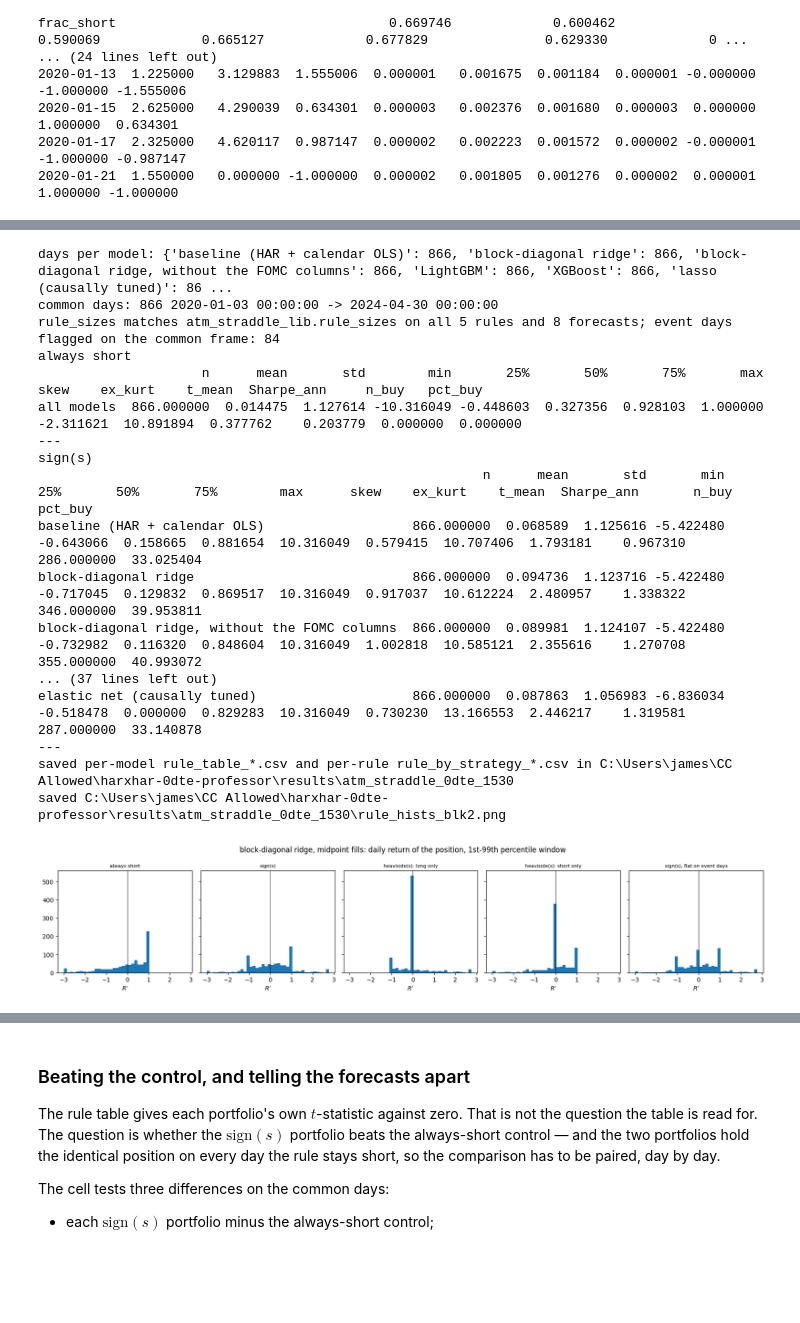
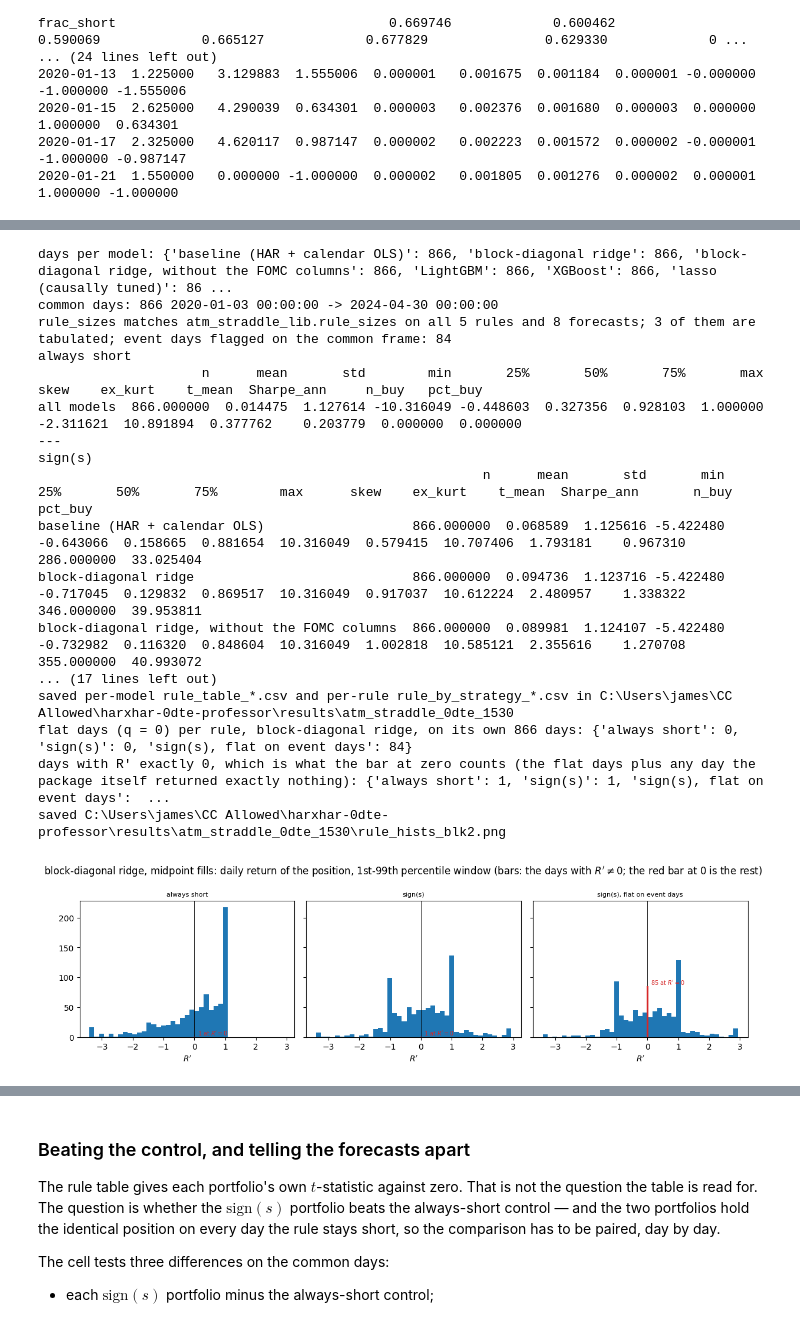
Before and after one commit to jamesdchen/harxhar-clean, a Jupyter notebook: notebooks/atm_straddle_rv_iv.ipynb, the cells around one changed output, grey strips where cells are left out. Drawn from its saved outputs; the diff is of its cells as text; code cells hidden in the pictures; blank space fills up the shorter version.

```diff
--- a/notebooks/atm_straddle_rv_iv.ipynb
+++ b/notebooks/atm_straddle_rv_iv.ipynb
@@ -1217,7 +1207,8 @@ def rule_sizes(px: pd.DataFrame) -> dict[str, pd.Series]:
         "always short": pd.Series(-1.0, index=px.index),
         "sign(s)": px["pos"],
         # the one-sided legs of sign(s): they partition the days, so
-        # long only + short only = sign(s) day by day (asserted below)
+        # long only + short only = sign(s) day by day; parked from the tables
+        # below, kept here because the library carries them
         "heaviside(s): long only": pd.Series(np.where(long_day, 1.0, 0.0), index=px.index),
         "heaviside(s): short only": pd.Series(np.where(long_day, 0.0, -1.0), index=px.index),
         "sign(s), flat on event days": pd.Series(
@@ -1255,8 +1246,6 @@ def rule_row(r: pd.Series, size: pd.Series) -> pd.Series:
 order = [
     "always short",
     "sign(s)",
-    "heaviside(s): long only",
-    "heaviside(s): short only",
     "sign(s), flat on event days",
 ]
 assert order == list(asl.RULE_ORDER), "the deck's rule order and the library's disagree"
@@ -1277,12 +1266,14 @@ print("common days:", len(common),
 for _tag in MODEL_ORDER:
     _lib = asl.rule_sizes(books[_tag], REPO)
     _mine = rule_sizes(books[_tag])
-    for _name in order:
+    assert set(_mine) == set(_lib), set(_mine) ^ set(_lib)
+    for _name in _lib:
         _d = float((_mine[_name] - _lib[_name]).abs().max())
         assert _d == 0.0, (_tag, _name, _d)
 _ev = asl.event_day_mask(common, REPO)
-print(f"rule_sizes matches atm_straddle_lib.rule_sizes on all {len(order)} rules and "
-      f"{len(MODEL_ORDER)} forecasts; event days flagged on the common frame: {int(_ev.sum())}")
+print(f"rule_sizes matches atm_straddle_lib.rule_sizes on all {len(_lib)} rules and "
+      f"{len(MODEL_ORDER)} forecasts; {len(order)} of them are tabulated; "
+      f"event days flagged on the common frame: {int(_ev.sum())}")
 
 rule_tabs = {}
 for tag in MODEL_ORDER:
@@ -1311,45 +1302,61 @@ for name in order:
     print("---")
     # slug: runs of non-alphanumerics collapse to one underscore
     # ("always short" -> always_short, "sign(s)" -> sign_s,
-    #  "heaviside(s): long only" -> heaviside_s_long_only)
+    #  "sign(s), flat on event days" -> sign_s_flat_on_event_days)
     safe = "_".join("".join(ch if ch.isalnum() else " " for ch in name).split())
     tab.to_csv(OUT / f"rule_by_strategy_{safe}.csv")
 print("saved per-model rule_table_*.csv and per-rule rule_by_strategy_*.csv in", OUT)
 
-fig, axes = plt.subplots(1, len(order), figsize=(17, 3.6), sharex=True, sharey=True)
+fig, axes = plt.subplots(1, len(order), figsize=(12, 3.6), sharex=True, sharey=True)
 px = books["blk2"]
 sizes = rule_sizes(px)
 pooled = pd.concat([sizes[name] * px["R"] for name in order], axis=0).dropna()
 lo, hi = float(pooled.quantile(0.01)), float(pooled.quantile(0.99))
-bins = np.linspace(lo, hi, 41)
+# 40 bins of the 1st-99th percentile width, but laid on multiples of the width
+# so that an edge falls exactly on 0.0: a zero return is then never pooled with
+# an ordinary day of small |R'|. The zero returns are drawn separately.
+w = (hi - lo) / 40.0
+bins = np.arange(np.floor(lo / w), np.ceil(hi / w) + 1) * w
+n_flat = {name: int(((sizes[name] == 0.0) & px["R"].notna()).sum()) for name in order}
+n_zero = {name: int(((sizes[name] * px["R"]).dropna() == 0.0).sum()) for name in order}
+print("flat days (q = 0) per rule, block-diagonal ridge, on its own",
+      int(px["R"].notna().sum()), "days:", n_flat)
+print("days with R' exactly 0, which is what the bar at zero counts (the flat days "
+      "plus any day the package itself returned exactly nothing):", n_zero)
 for ax, name in zip(axes.ravel(), order):
     x = (sizes[name] * px["R"]).dropna()
-    ax.hist(x.clip(lo, hi), bins=bins, color="C0", edgecolor="none")
+    nz = x[x != 0.0]
+    ax.hist(nz.clip(bins[0], bins[-1]), bins=bins, color="C0", edgecolor="none")
+    if n_zero[name]:
+        ax.bar([0.0], [n_zero[name]], width=0.35 * w, color="C3", edgecolor="none", zorder=3)
+        ax.annotate(f"{n_zero[name]} at $R'=0$", xy=(0.0, n_zero[name]),
+                    xytext=(4, 2), textcoords="offset points", fontsize=7, color="C3")
     ax.axvline(0.0, color="k", lw=0.6)
     ax.set_title(name, fontsize=8)
     ax.set_xlabel(r"$R'$")
-fig.suptitle("block-diagonal ridge, midpoint fills: daily return of the position, 1st-99th percentile window")
+fig.suptitle("block-diagonal ridge, midpoint fills: daily return of the position, 1st-99th percentile window "
+             r"(bars: the days with $R'\neq 0$; the red bar at 0 is the rest)")
 fig.tight_layout()
 fig.savefig(OUT / "rule_hists_blk2.png", dpi=120, bbox_inches="tight")
 print("saved", OUT / "rule_hists_blk2.png")
 display(fig)
 plt.close(fig)
 # %% [output]
 days per model: {'baseline (HAR + calendar OLS)': 866, 'block-diagonal ridge': 866, 'block-diagonal ridge, without the FOMC columns': 866, 'LightGBM': 866, 'XGBoost': 866, 'lasso (causally tuned)': 86 ...
 common days: 866 2020-01-03 00:00:00 -> 2024-04-30 00:00:00
-rule_sizes matches atm_straddle_lib.rule_sizes on all 5 rules and 8 forecasts; event days flagged on the common frame: 84
+rule_sizes matches atm_straddle_lib.rule_sizes on all 5 rules and 8 forecasts; 3 of them are tabulated; event days flagged on the common frame: 84
 always short
                      n      mean       std        min       25%       50%       75%       max      skew    ex_kurt    t_mean  Sharpe_ann     n_buy   pct_buy
 all models  866.000000  0.014475  1.127614 -10.316049 -0.448603  0.327356  0.928103  1.000000 -2.311621  10.891894  0.377762    0.203779  0.000000  0.000000
 ---
 sign(s)
                                                          n      mean       std       min       25%       50%       75%        max      skew    ex_kurt    t_mean  Sharpe_ann       n_buy    pct_buy
 baseline (HAR + calendar OLS)                   866.000000  0.068589  1.125616 -5.422480 -0.643066  0.158665  0.881654  10.316049  0.579415  10.707406  1.793181    0.967310  286.000000  33.025404
 block-diagonal ridge                            866.000000  0.094736  1.123716 -5.422480 -0.717045  0.129832  0.869517  10.316049  0.917037  10.612224  2.480957    1.338322  346.000000  39.953811
 block-diagonal ridge, without the FOMC columns  866.000000  0.089981  1.124107 -5.422480 -0.732982  0.116320  0.848604  10.316049  1.002818  10.585121  2.355616    1.270708  355.000000  40.993072
-... (37 lines left out)
-elastic net (causally tuned)                    866.000000  0.087863  1.056983 -6.836034 -0.518478  0.000000  0.829283  10.316049  0.730230  13.166553  2.446217    1.319581  287.000000  33.140878
----
+... (17 lines left out)
 saved per-model rule_table_*.csv and per-rule rule_by_strategy_*.csv in C:\Users\james\CC Allowed\harxhar-0dte-professor\results\atm_straddle_0dte_1530
+flat days (q = 0) per rule, block-diagonal ridge, on its own 866 days: {'always short': 0, 'sign(s)': 0, 'sign(s), flat on event days': 84}
+days with R' exactly 0, which is what the bar at zero counts (the flat days plus any day the package itself returned exactly nothing): {'always short': 1, 'sign(s)': 1, 'sign(s), flat on event days':  ...
 saved C:\Users\james\CC Allowed\harxhar-0dte-professor\results\atm_straddle_0dte_1530\rule_hists_blk2.png
-[figure, old version]
+[figure, new version]
```
Also changed, not shown: parts of 21 cells of this notebook, 28 other files.
